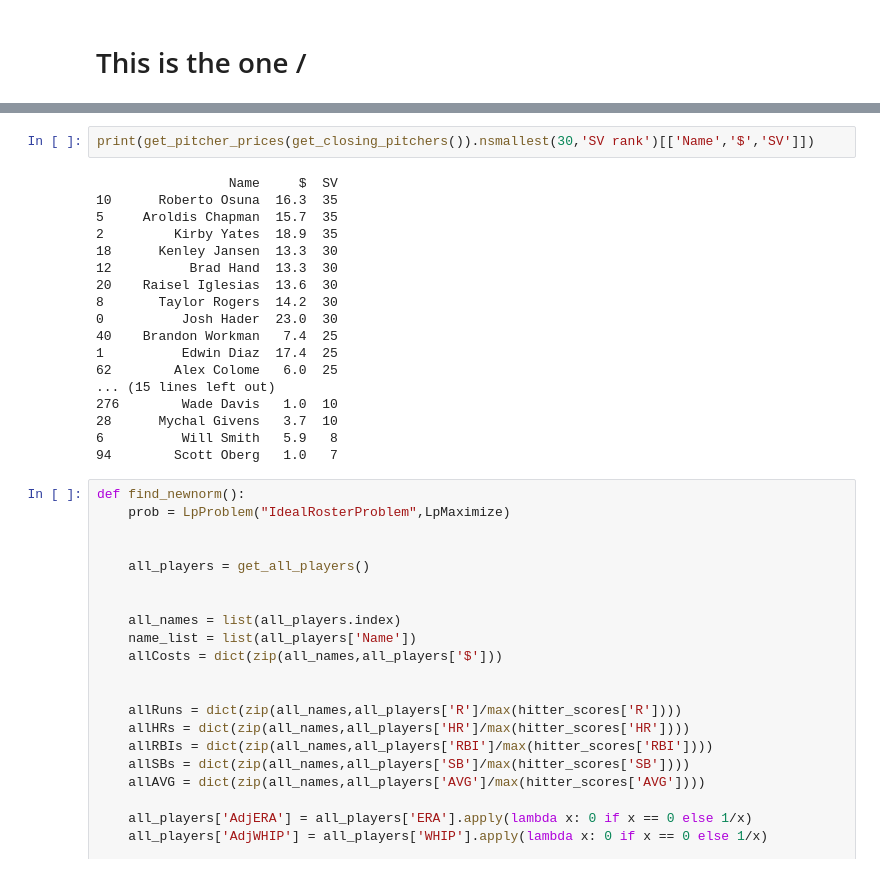
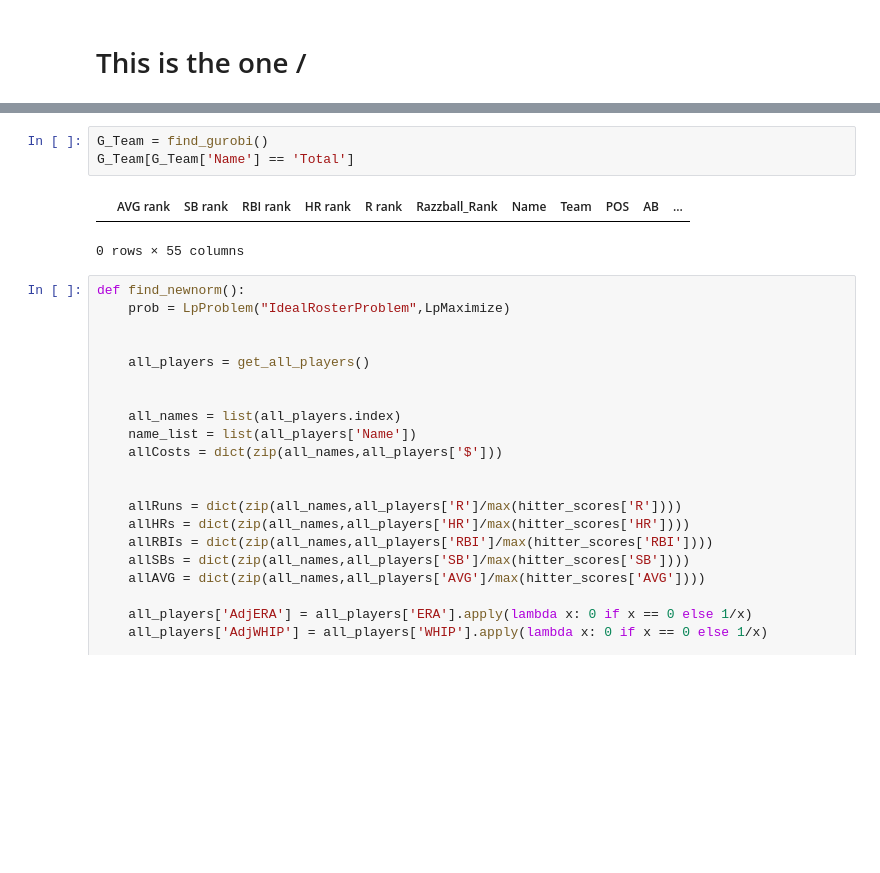
Before and after one commit to samozm/rotissarie_baseball, a Jupyter notebook: Baseball_Drafter.ipynb, the cells around one changed output, grey strips where cells are left out. Cells and saved outputs as stored; diff of their text form; blank space fills up the shorter version.

```diff
--- a/Baseball_Drafter.ipynb
+++ b/Baseball_Drafter.ipynb
@@ -1183,23 +1173,9 @@ Team
-# %%
-print(get_pitcher_prices(get_closing_pitchers()).nsmallest(30,'SV rank')[['Name','$','SV']])
-# %% [output]
-                 Name     $  SV
-10      Roberto Osuna  16.3  35
-5     Aroldis Chapman  15.7  35
-2         Kirby Yates  18.9  35
-18      Kenley Jansen  13.3  30
-12          Brad Hand  13.3  30
-20    Raisel Iglesias  13.6  30
-8       Taylor Rogers  14.2  30
-0          Josh Hader  23.0  30
-40    Brandon Workman   7.4  25
-1          Edwin Diaz  17.4  25
-62        Alex Colome   6.0  25
-... (15 lines left out)
-276        Wade Davis   1.0  10
-28      Mychal Givens   3.7  10
-6          Will Smith   5.9   8
-94        Scott Oberg   1.0   7
+# %%
+G_Team = find_gurobi()
+G_Team[G_Team['Name'] == 'Total']
+# %% [output]
+|  | AVG rank | SB rank | RBI rank | HR rank | R rank | Razzball_Rank | Name | Team | POS | AB | ... |
+0 rows × 55 columns
 # %%
 def find_newnorm():
     prob = LpProblem("IdealRosterProblem",LpMaximize)
```
Also changed, not shown: parts of 5 cells of this notebook.
